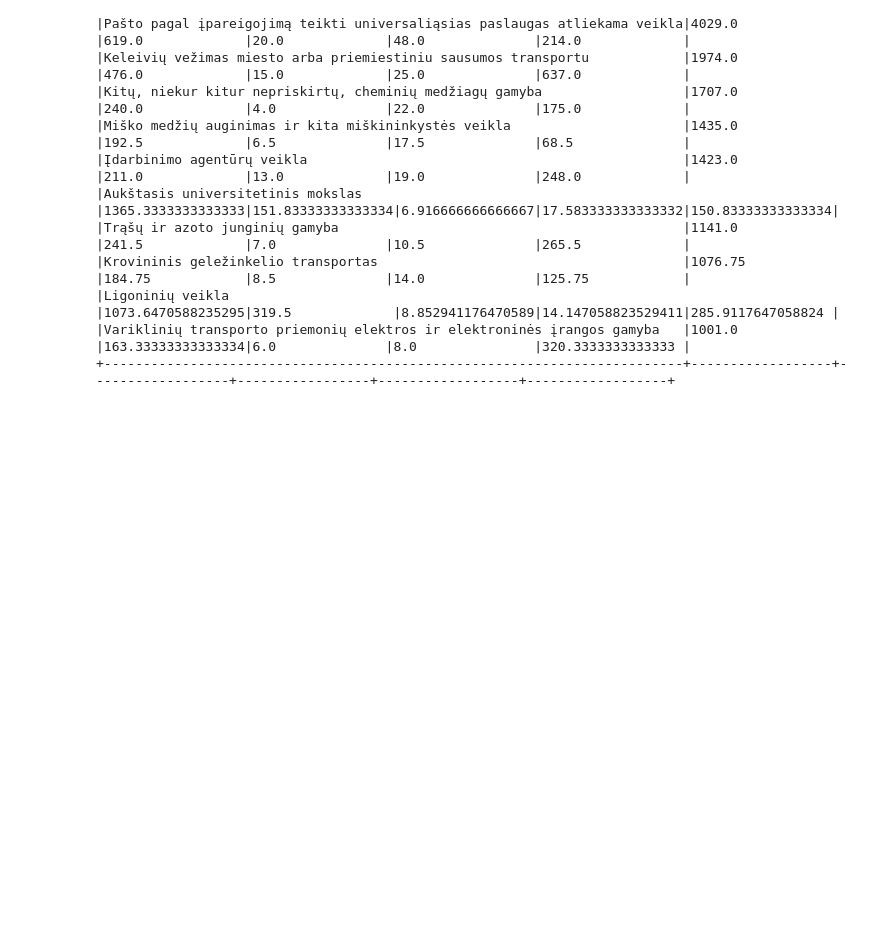
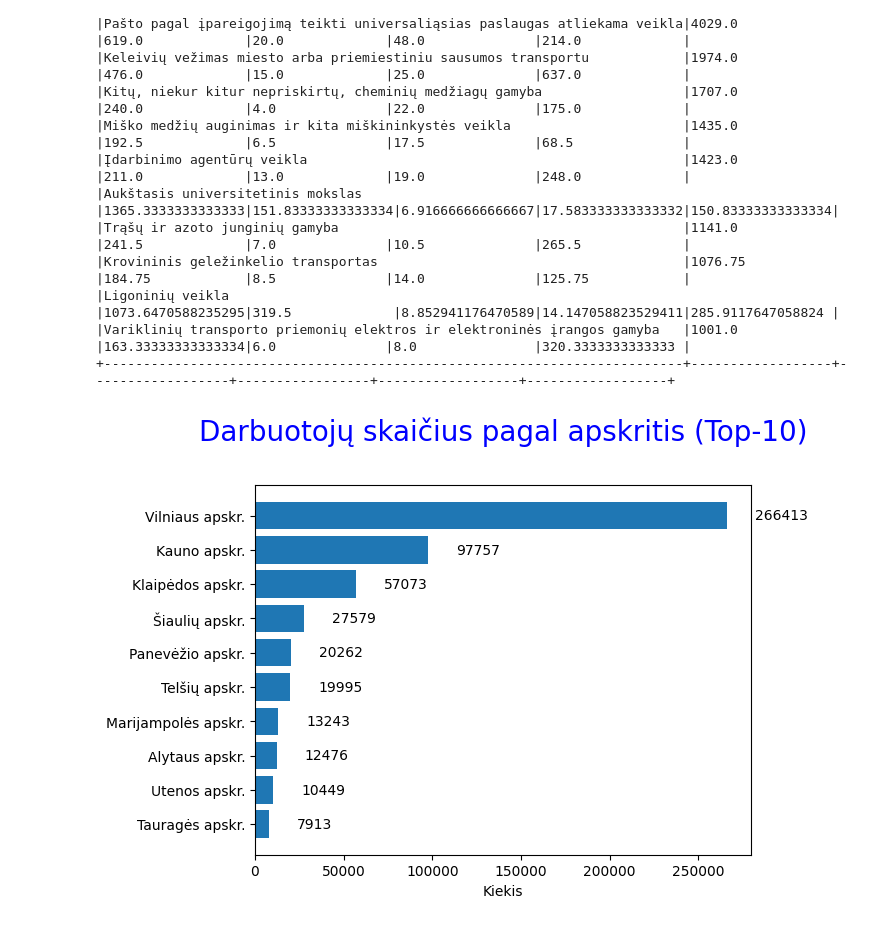
Before and after one commit to dainaklis/PySpark, a Jupyter notebook: Darbdaviai.ipynb, the cells around one changed output. Saved outputs shown, nothing was run; the diff lists cells and outputs as text; code cells hidden in the pictures; blank space fills up the shorter version.

```diff
--- a/Darbdaviai.ipynb
+++ b/Darbdaviai.ipynb
@@ -147,3 +157,35 @@ avgAllVak.sort(desc("avg(darbuotojai)")).limit(10).show(truncate=False)
 |Ligoninių veikla                                                          |1073.6470588235295|319.5             |8.852941176470589|14.147058823529411|285.9117647058824 |
 |Variklinių transporto priemonių elektros ir elektroninės įrangos gamyba   |1001.0            |163.33333333333334|6.0              |8.0               |320.3333333333333 |
 +--------------------------------------------------------------------------+------------------+------------------+-----------------+------------------+------------------+
+# %%
+# Darbuotojų skaičius pagal apskritis (Top-10)
+
+plt.rcdefaults()
+fig, ax = plt.subplots()
+
+# Apskritys, kurios turi daugiausia darbuotoju
+sumAllNew = sumApskriciu.sort(desc("sum(darbuotojai)"))
+
+# #Creating Table
+sumAllNew.limit(10).registerTempTable('sumDarbuotoju')
+sqlContext = SQLContext(spark)
+#Running Query
+df1 = sqlContext.sql("SELECT * from sumDarbuotoju").toPandas()
+
+apskritis = df1['apskritis']
+darbuotojuSk = df1['sum(darbuotojai)']
+
+hbars = ax.barh(apskritis, darbuotojuSk, align='center')
+ax.set_yticks(apskritis)
+ax.set_yticklabels(apskritis)
+ax.invert_yaxis()  # labels read top-to-bottom
+ax.set_xlabel('Kiekis')
+ax.set_title('Darbuotojų skaičius pagal apskritis (Top-10)', fontsize=20, y=1.1, color="blue")
+
+# Label with specially formatted floats
+ax.bar_label(hbars, fmt='%g', padding=20)
+ax.set_xlim(left=0)
+
+plt.show()
+# %% [output]
+[figure, added]
```
Also changed, not shown: parts of 5 cells of this notebook.
